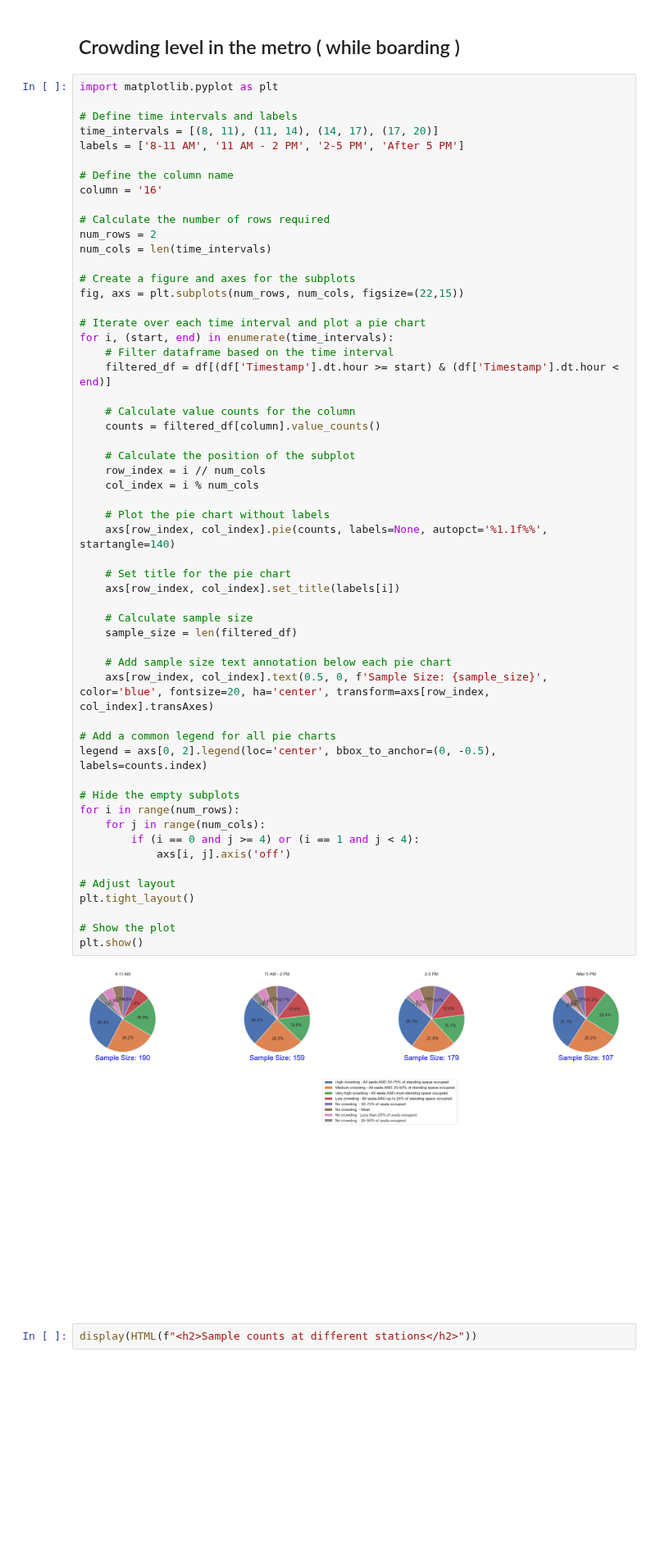
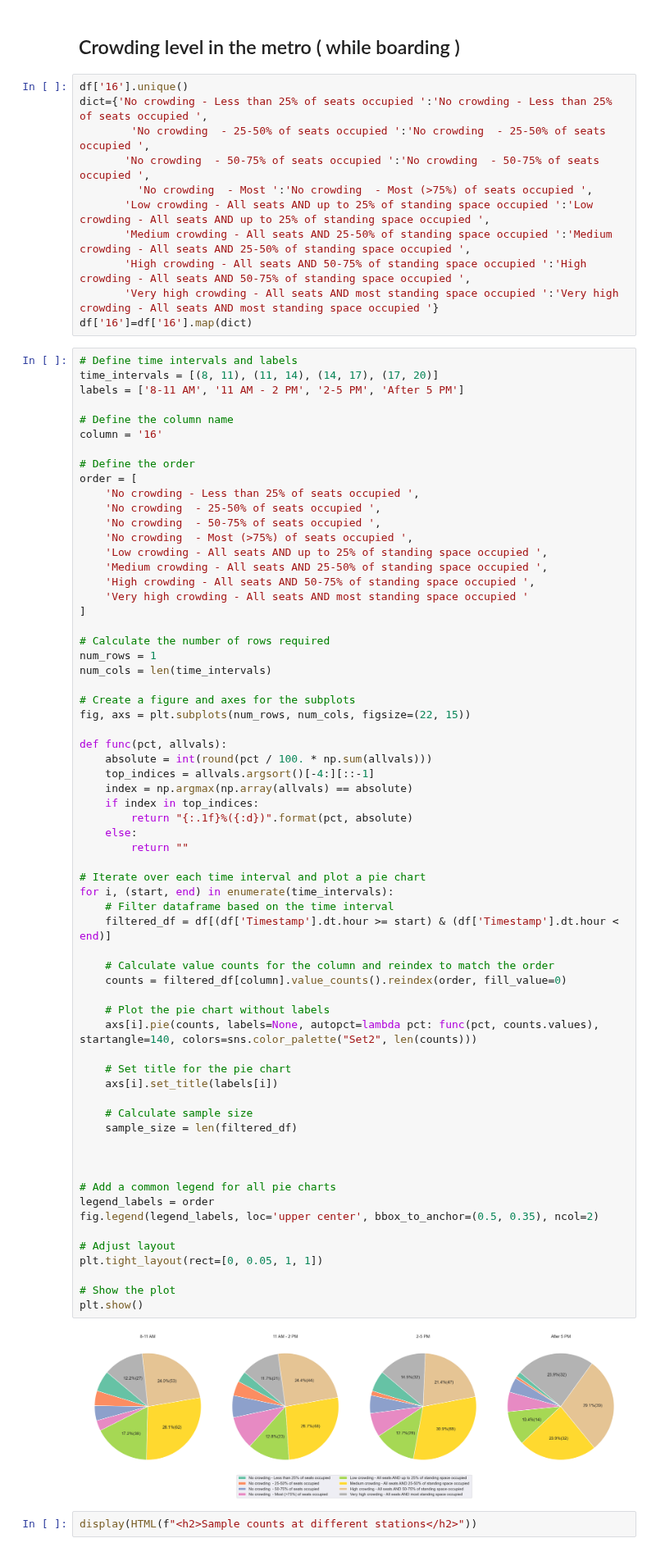
Before and after one commit to Gavaskar24/Metro, a Jupyter notebook: research/Report_plots.ipynb, the cells around one changed output. Shown at 82% size. Cells and saved outputs as stored; diff of their text form; blank space fills up the shorter version.

```diff
--- a/research/Report_plots.ipynb
+++ b/research/Report_plots.ipynb
@@ -908,63 +989,83 @@ df['Timestamp'] = pd.to_datetime(df['Timestamp'], format='%d-%m-%Y %H:%M')
 display(HTML(f"<h2>Crowding level in the metro ( while boarding )</h2>"))
 # %% [output]
 Crowding level in the metro ( while boarding )
+# %%
+df['16'].unique()
+dict={'No crowding - Less than 25% of seats occupied ':'No crowding - Less than 25% of seats occupied ',
+        'No crowding  - 25-50% of seats occupied ':'No crowding  - 25-50% of seats occupied ',
+       'No crowding  - 50-75% of seats occupied ':'No crowding  - 50-75% of seats occupied ',
+         'No crowding  - Most ':'No crowding  - Most (>75%) of seats occupied ',
+       'Low crowding - All seats AND up to 25% of standing space occupied ':'Low crowding - All seats AND up to 25% of standing space occupied ',
+       'Medium crowding - All seats AND 25-50% of standing space occupied ':'Medium crowding - All seats AND 25-50% of standing space occupied ',
+       'High crowding - All seats AND 50-75% of standing space occupied ':'High crowding - All seats AND 50-75% of standing space occupied ',
+       'Very high crowding - All seats AND most standing space occupied ':'Very high crowding - All seats AND most standing space occupied '}
+df['16']=df['16'].map(dict)
 # %%
-import matplotlib.pyplot as plt
-
 # Define time intervals and labels
 time_intervals = [(8, 11), (11, 14), (14, 17), (17, 20)]
 labels = ['8-11 AM', '11 AM - 2 PM', '2-5 PM', 'After 5 PM']
 
 # Define the column name
 column = '16'
 
+# Define the order
+order = [
+    'No crowding - Less than 25% of seats occupied ',
+    'No crowding  - 25-50% of seats occupied ',
+    'No crowding  - 50-75% of seats occupied ',
+    'No crowding  - Most (>75%) of seats occupied ',
+    'Low crowding - All seats AND up to 25% of standing space occupied ',
+    'Medium crowding - All seats AND 25-50% of standing space occupied ',
+    'High crowding - All seats AND 50-75% of standing space occupied ',
+    'Very high crowding - All seats AND most standing space occupied '
+]
+
 # Calculate the number of rows required
-num_rows = 2
+num_rows = 1
 num_cols = len(time_intervals)
 
 # Create a figure and axes for the subplots
-fig, axs = plt.subplots(num_rows, num_cols, figsize=(22,15))
+fig, axs = plt.subplots(num_rows, num_cols, figsize=(22, 15))
+
+def func(pct, allvals):
+    absolute = int(round(pct / 100. * np.sum(allvals)))
+    top_indices = allvals.argsort()[-4:][::-1]
+    index = np.argmax(np.array(allvals) == absolute)
+    if index in top_indices:
+        return "{:.1f}%({:d})".format(pct, absolute)
+    else:
+        return ""
 
 # Iterate over each time interval and plot a pie chart
 for i, (start, end) in enumerate(time_intervals):
     # Filter dataframe based on the time interval
     filtered_df = df[(df['Timestamp'].dt.hour >= start) & (df['Timestamp'].dt.hour < end)]
 
-    # Calculate value counts for the column
-    counts = filtered_df[column].value_counts()
-
-    # Calculate the position of the subplot
-    row_index = i // num_cols
-    col_index = i % num_cols
+    # Calculate value counts for the column and reindex to match the order
+    counts = filtered_df[column].value_counts().reindex(order, fill_value=0)
 
     # Plot the pie chart without labels
-    axs[row_index, col_index].pie(counts, labels=None, autopct='%1.1f%%', startangle=140)
+    axs[i].pie(counts, labels=None, autopct=lambda pct: func(pct, counts.values), startangle=140, colors=sns.color_palette("Set2", len(counts)))
 
     # Set title for the pie chart
-    axs[row_index, col_index].set_title(labels[i])
+    axs[i].set_title(labels[i])
 
     # Calculate sample size
     sample_size = len(filtered_df)
 
-    # Add sample size text annotation below each pie chart
-    axs[row_index, col_index].text(0.5, 0, f'Sample Size: {sample_size}', color='blue', fontsize=20, ha='center', transform=axs[row_index, col_index].transAxes)
+
 
 # Add a common legend for all pie charts
-legend = axs[0, 2].legend(loc='center', bbox_to_anchor=(0, -0.5), labels=counts.index)
-
-# Hide the empty subplots
-for i in range(num_rows):
-    for j in range(num_cols):
-        if (i == 0 and j >= 4) or (i == 1 and j < 4):
-            axs[i, j].axis('off')
+legend_labels = order
+fig.legend(legend_labels, loc='upper center', bbox_to_anchor=(0.5, 0.35), ncol=2)
 
 # Adjust layout
-plt.tight_layout()
+plt.tight_layout(rect=[0, 0.05, 1, 1])
 
 # Show the plot
 plt.show()
 # %% [output]
-[figure, old version]
+[figure, new version]
 # %%
 display(HTML(f"<h2>Sample counts at different stations</h2>"))
 # %% [output]
```
Also changed, not shown: parts of 33 cells of this notebook, 5 other files.
